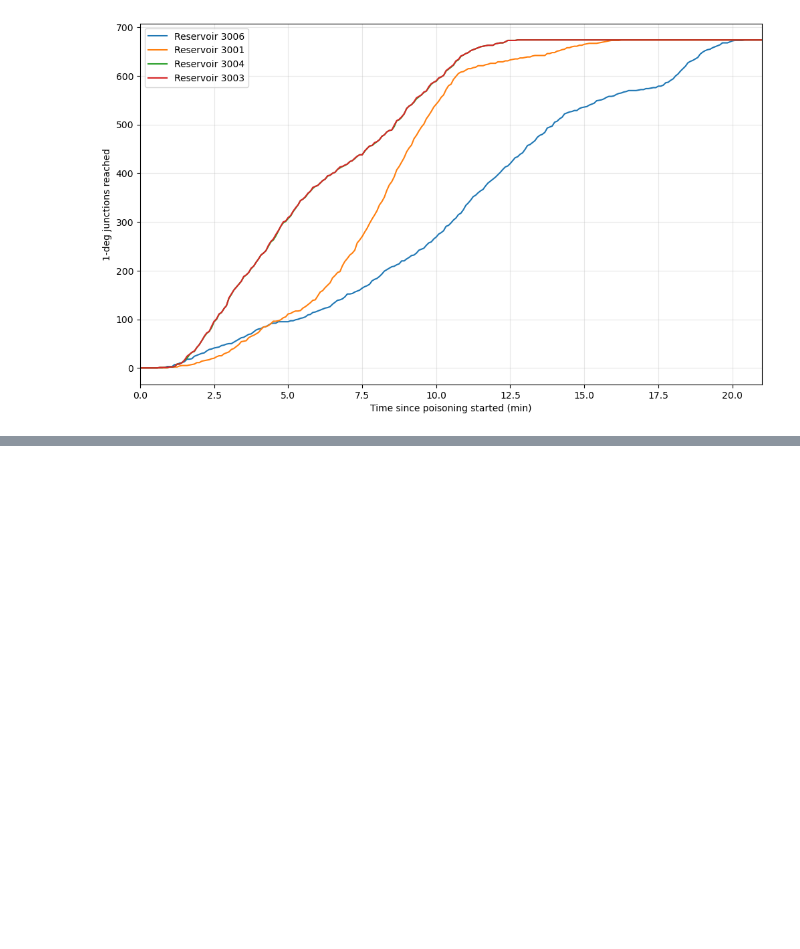
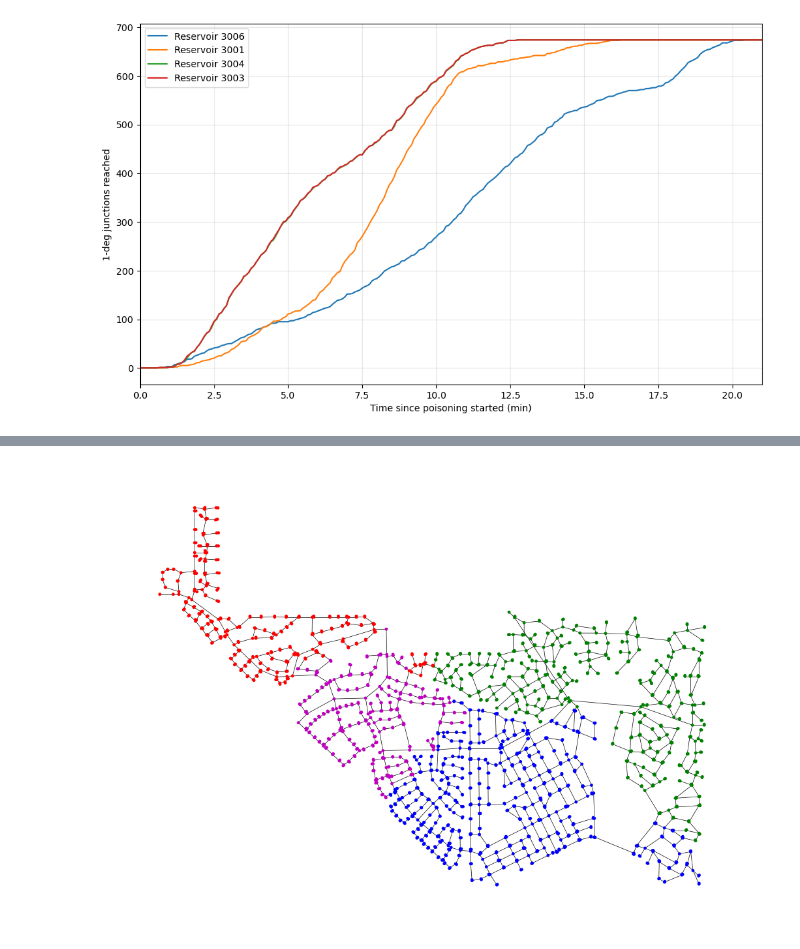
Before and after one commit to CapperTheRose16/Project-in-Network-Analysis, a Jupyter notebook: basic_inspection.ipynb, the cells around one changed output, grey strips where cells are left out. Saved outputs shown, nothing was run; the diff lists cells and outputs as text; code cells hidden in the pictures; blank space fills up the shorter version.

```diff
--- a/basic_inspection.ipynb
+++ b/basic_inspection.ipynb
@@ -79,0 +116,22 @@ plt.show()
+# %%
+side_v2 = v2 >= 0
+side_v3 = v3 >= 0
+zone_v2 = dict(zip(order, side_v2))
+zone_v3 = dict(zip(order, side_v3))
+colors=[]
+for v in G.nodes():
+    if zone_v2[v] and zone_v3[v]:
+        colors.append("b")
+    elif zone_v2[v]:
+        colors.append("g")
+    elif zone_v3[v]:
+        colors.append("m")
+    else:
+        colors.append("r")
+
+plt.figure(figsize=(12, 7))
+nx.draw(G, pos, node_color=colors, node_size=6, width=0.5)
+plt.gca().set_aspect("equal")
+plt.show()
+# %% [output]
+[figure, added]
```
Also changed, not shown: parts of 4 cells of this notebook.
